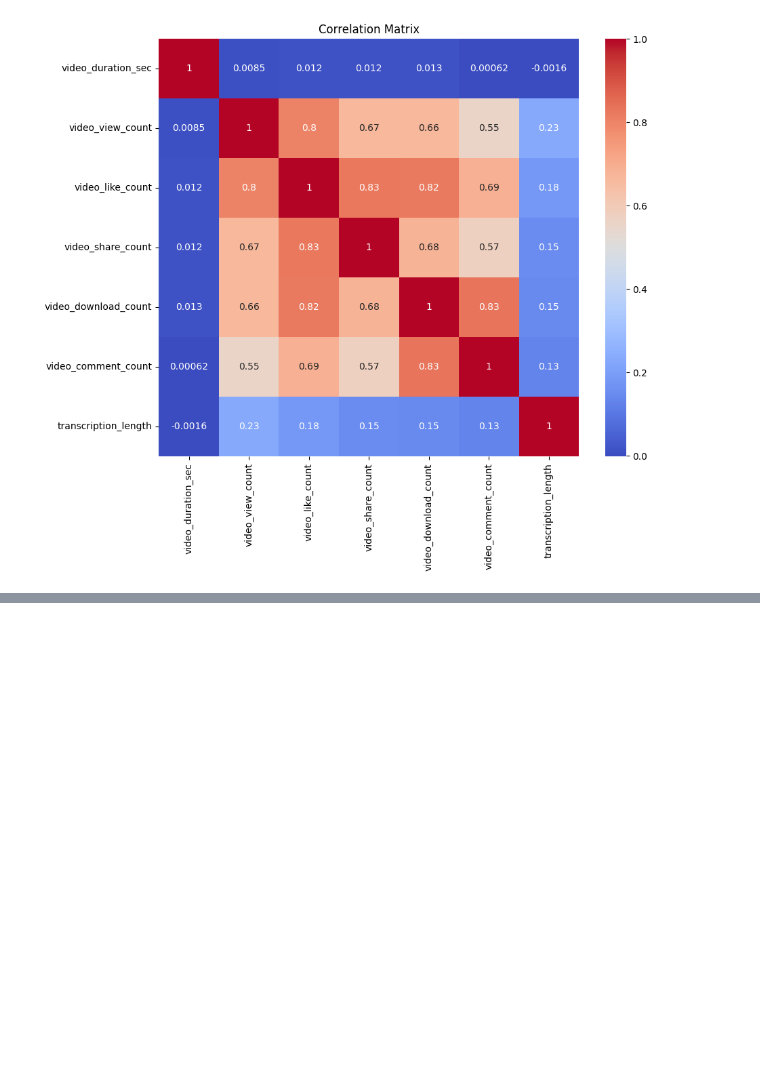
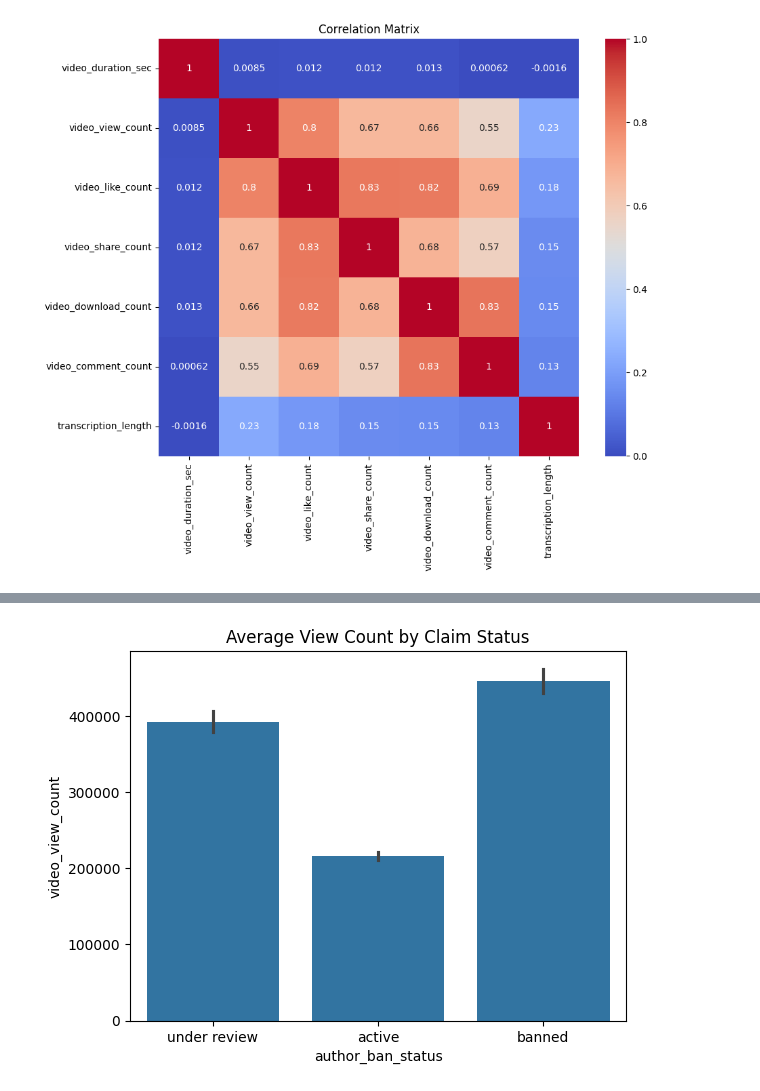
Before and after one commit to Takosaga/fall_24, a Jupyter notebook: big_data/coursework_assignment/0_exploration.ipynb, the cells around one changed output, grey strips where cells are left out. Saved outputs shown, nothing was run; the diff lists cells and outputs as text; code cells hidden in the pictures; blank space fills up the shorter version.

```diff
--- a/big_data/coursework_assignment/0_exploration.ipynb
+++ b/big_data/coursework_assignment/0_exploration.ipynb
@@ -60,0 +95,6 @@ plt.show()
+# %%
+sns.barplot(data=structured_data, x='author_ban_status', y='video_view_count', estimator=np.mean)
+plt.title('Average View Count by Claim Status')
+plt.show()
+# %% [output]
+[figure, added]
```
Also changed, not shown: parts of 13 cells of this notebook, 1 other file.
